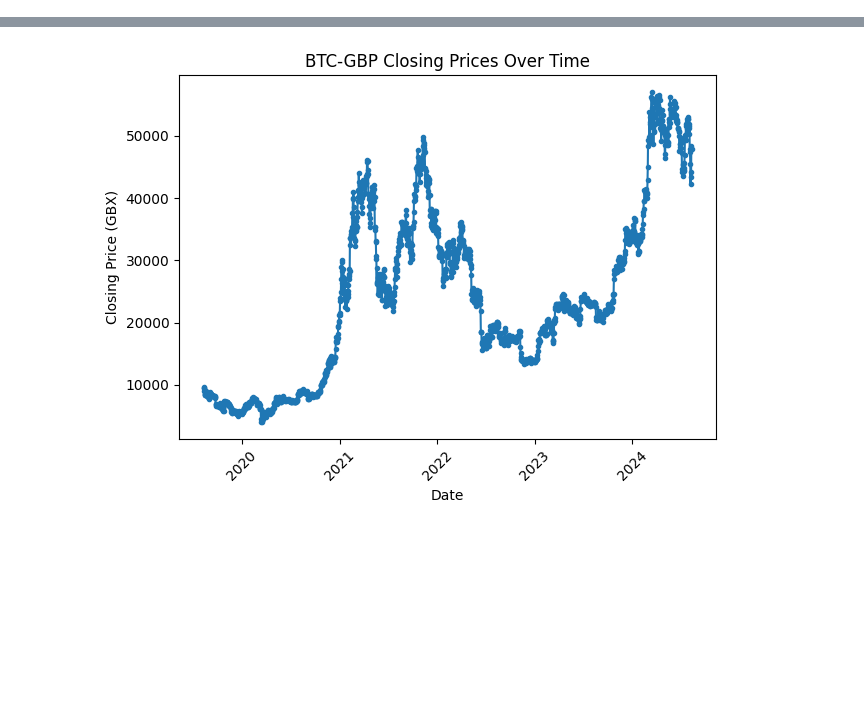
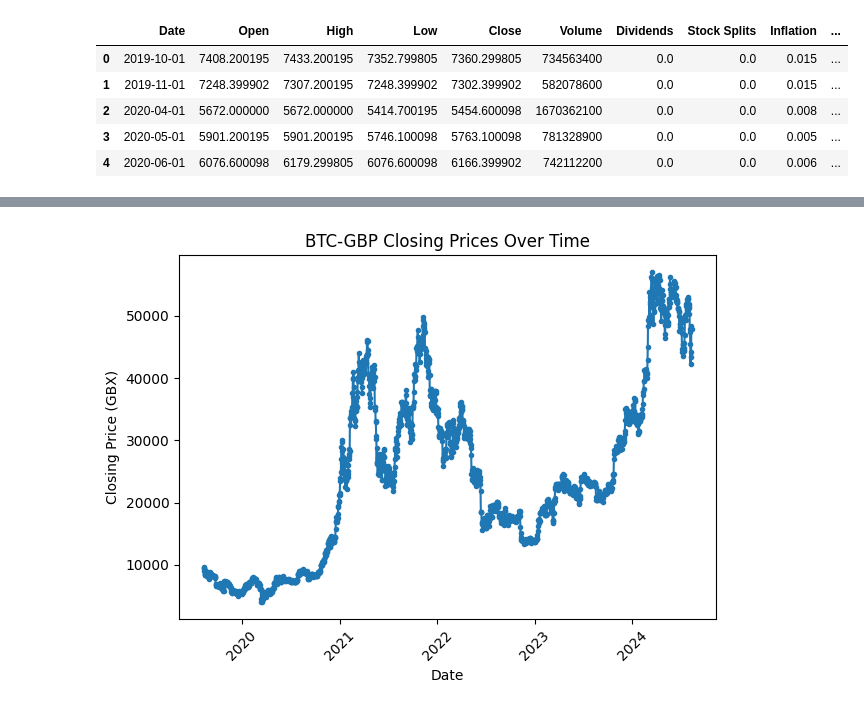
Before and after one commit to JoysGitHubPortfolio/SecuritiesModelling, a Jupyter notebook: Answers/Q1.ipynb, the cells around one changed output, grey strips where cells are left out. Saved outputs shown, nothing was run; the diff lists cells and outputs as text; code cells hidden in the pictures; blank space fills up the shorter version.

```diff
--- a/Answers/Q1.ipynb
+++ b/Answers/Q1.ipynb
@@ -36,0 +37,12 @@ ftse
+# %%
+ftse_filtered = ftse[ftse['Date'].isin(inflation['Date'])]
+ftse_inflation = pd.merge(ftse, inflation, on='Date', how='inner')
+ftse_inflation['Corrected Close'] = ftse_inflation['Close']/(1 + ftse_inflation['Inflation'])
+ftse_inflation.head(5)
+# %% [output]
+|  | Date | Open | High | Low | Close | Volume | Dividends | Stock Splits | Inflation | ... |
+| 0 | 2019-10-01 | 7408.200195 | 7433.200195 | 7352.799805 | 7360.299805 | 734563400 | 0.0 | 0.0 | 0.015 | ... |
+| 1 | 2019-11-01 | 7248.399902 | 7307.200195 | 7248.399902 | 7302.399902 | 582078600 | 0.0 | 0.0 | 0.015 | ... |
+| 2 | 2020-04-01 | 5672.000000 | 5672.000000 | 5414.700195 | 5454.600098 | 1670362100 | 0.0 | 0.0 | 0.008 | ... |
+| 3 | 2020-05-01 | 5901.200195 | 5901.200195 | 5746.100098 | 5763.100098 | 781328900 | 0.0 | 0.0 | 0.005 | ... |
+| 4 | 2020-06-01 | 6076.600098 | 6179.299805 | 6076.600098 | 6166.399902 | 742112200 | 0.0 | 0.0 | 0.006 | ... |
```
Also changed, not shown: parts of 4 cells of this notebook, 2 other files.
